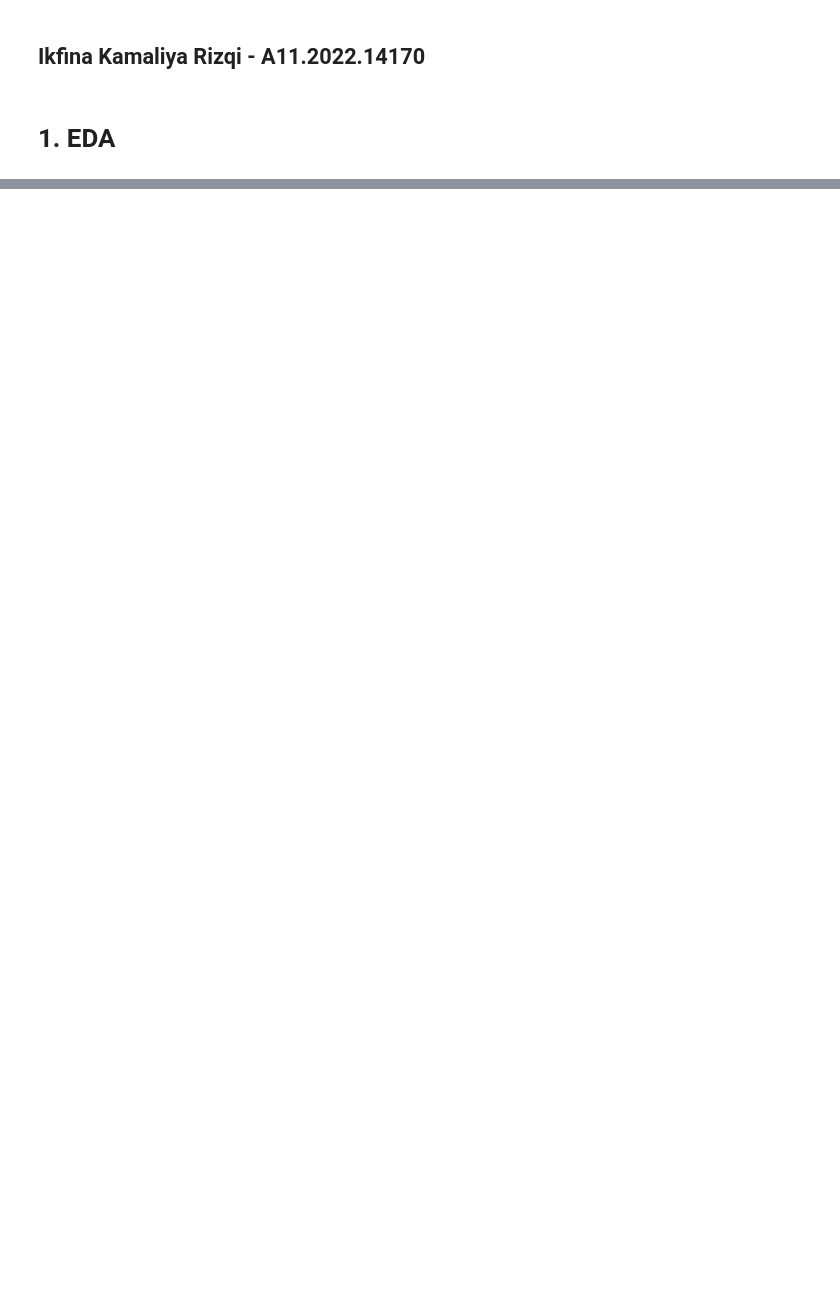
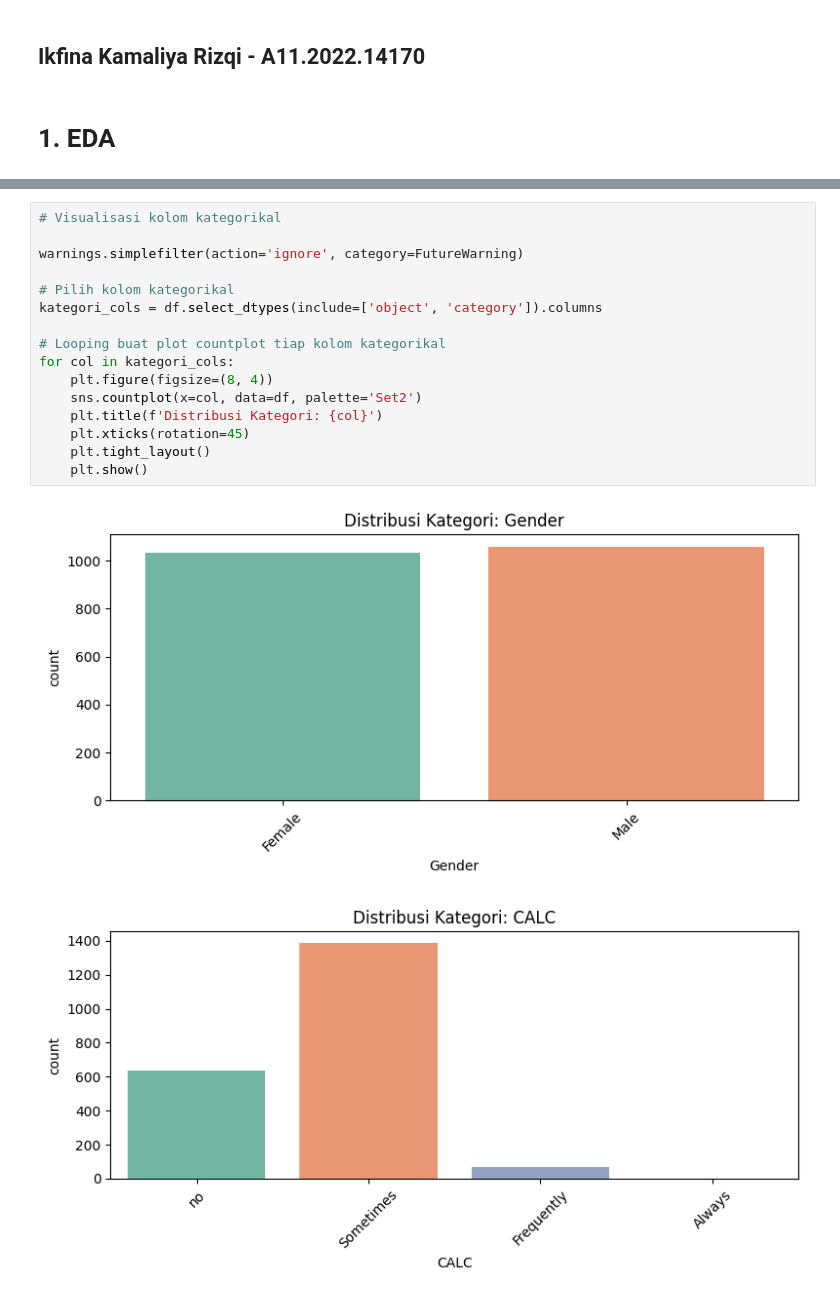
Before and after one commit to ikfinakmlya/capstone_datascience, a Jupyter notebook: Capstone_Bengkod.ipynb, the cells around one changed output, grey strips where cells are left out. Drawn from its saved outputs; the diff is of its cells as text; blank space fills up the shorter version.

```diff
--- a/Capstone_Bengkod.ipynb
+++ b/Capstone_Bengkod.ipynb
@@ -88,0 +140,19 @@ Beberapa kolom seperti Height, Weight, CH2O, FAF, dan TUE memiliki variasi nilai
+# %%
+# Visualisasi kolom kategorikal
+
+warnings.simplefilter(action='ignore', category=FutureWarning)
+
+# Pilih kolom kategorikal
+kategori_cols = df.select_dtypes(include=['object', 'category']).columns
+
+# Looping buat plot countplot tiap kolom kategorikal
+for col in kategori_cols:
+    plt.figure(figsize=(8, 4))
+    sns.countplot(x=col, data=df, palette='Set2')
+    plt.title(f'Distribusi Kategori: {col}')
+    plt.xticks(rotation=45)
+    plt.tight_layout()
+    plt.show()
+# %% [output]
+[figure, added]
+[figure, added]
```
Also changed, not shown: parts of 33 cells of this notebook.
